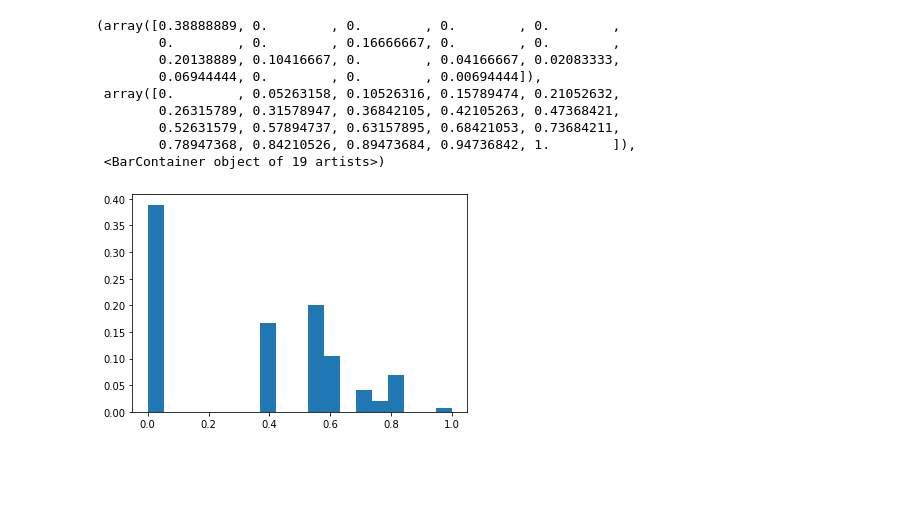
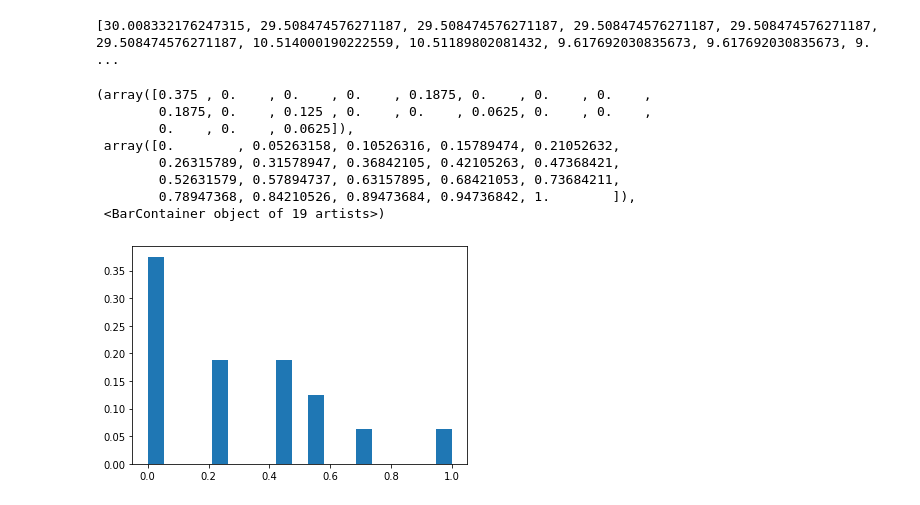
Before and after one commit to noahberthusen/qecc_routing, a Jupyter notebook: src_py/quasi-cyclic/quasi-cyclic.ipynb, the cells around one changed output. Drawn from its saved outputs; the diff is of its cells as text; code cells hidden in the pictures; blank space fills up the shorter version.

```diff
--- a/src_py/quasi-cyclic/quasi-cyclic.ipynb
+++ b/src_py/quasi-cyclic/quasi-cyclic.ipynb
@@ -17,10 +17,10 @@ codes = [
     [30,6,9,1,2,3,25,26],
     [21,18,3,10,17,5,3,19]
 ]
-code = codes[2]
+code = codes[5]
 # code = [18,12,1,11,3,2,15,1]
 # code = [28,14,26,6,8,7,9,20]
-# code = [3,3,3,1,2,3,1,2]
+code = [4,4,3,1,2,3,1,2]
 # %%
 def cyclic_shift_matrix(l):
     arr = np.eye(l, dtype=int)
@@ -190,14 +152,0 @@ for i in range(2*m):
-# %%
-qbts = np.array([None for i in range(2*m*ell)])
-for i in range(2*m):
-    for j in range(2*ell):
-        if lattice[i][j][0] == "r" or lattice[i][j][0] == "l":
-            qbts[int(lattice[i][j][1:])] = (i, j)
-# %%
-nodes = itertools.product(np.arange(2*m), np.arange(2*ell))
-
-gen_qbts = qbts[np.where(Hx[22])[0]]
-
-fig, ax = plt.subplots(1, 1, figsize=(6, 6))
-ax.scatter(*zip(*nodes), s=50, c=colors.flatten()) # vv qubits
-ax.scatter(*zip(*gen_qbts), s=100, c='k')
@@ -231,21 +268,44 @@ plt.hist(bins[:-1], bins=bins, weights=counts/counts_weighter)
+# %%
+rs = []
+for i in range(m*ell):
+    gen_qbts = qbts[np.where(Hx[i])[0]]
+    rs.append(make_circle(gen_qbts)[2])
+for i in range(m*ell):
+    gen_qbts = qbts[np.where(Hz[i])[0]]
+    rs.append(make_circle(gen_qbts)[2])
+
+# bins = np.linspace(min(rs), max(rs), 20)
+# counts, _ = np.histogram(rs, bins=bins)
+# counts_weighter = counts.sum()
+# plt.hist(bins[:-1], bins=bins, weights=counts/counts_weighter)
+print(rs)
+# %% [output]
+[30.008332176247315, 29.508474576271187, 29.508474576271187, 29.508474576271187, 29.508474576271187, 29.508474576271187, 10.514000190222559, 10.51189802081432, 9.617692030835673, 9.617692030835673, 9. ...
 # %%
+rs = []
+for i in range(m*ell):
+    gen_qbts = qbts[np.where(Hx[i])[0]]
+    rs.append(make_circle(gen_qbts)[2])
+for i in range(m*ell):
+    gen_qbts = qbts[np.where(Hz[i])[0]]
+    rs.append(make_circle(gen_qbts)[2])
+
 scaled_rs = [(r - min(rs)) / (max(rs) - min(rs)) for r in rs]
 
 bins = np.linspace(min(scaled_rs), max(scaled_rs), 20)
 counts, _ = np.histogram(scaled_rs, bins=bins)
 counts_weighter = counts.sum()
 plt.hist(bins[:-1], bins=bins, weights=counts/counts_weighter)
 # %% [output]
-(array([0.38888889, 0.        , 0.        , 0.        , 0.        ,
-        0.        , 0.        , 0.16666667, 0.        , 0.        ,
-        0.20138889, 0.10416667, 0.        , 0.04166667, 0.02083333,
-        0.06944444, 0.        , 0.        , 0.00694444]),
+(array([0.375 , 0.    , 0.    , 0.    , 0.1875, 0.    , 0.    , 0.    ,
+        0.1875, 0.    , 0.125 , 0.    , 0.    , 0.0625, 0.    , 0.    ,
+        0.    , 0.    , 0.0625]),
  array([0.        , 0.05263158, 0.10526316, 0.15789474, 0.21052632,
         0.26315789, 0.31578947, 0.36842105, 0.42105263, 0.47368421,
         0.52631579, 0.57894737, 0.63157895, 0.68421053, 0.73684211,
         0.78947368, 0.84210526, 0.89473684, 0.94736842, 1.        ]),
  <BarContainer object of 19 artists>)
-[figure, old version]
+[figure, new version]
 # %%
 sum([x*y for x,y in zip(counts/counts_weighter, bins[:-1])])
 # %% [output]
```
Also changed, not shown: parts of 14 cells of this notebook, 14 other files.
